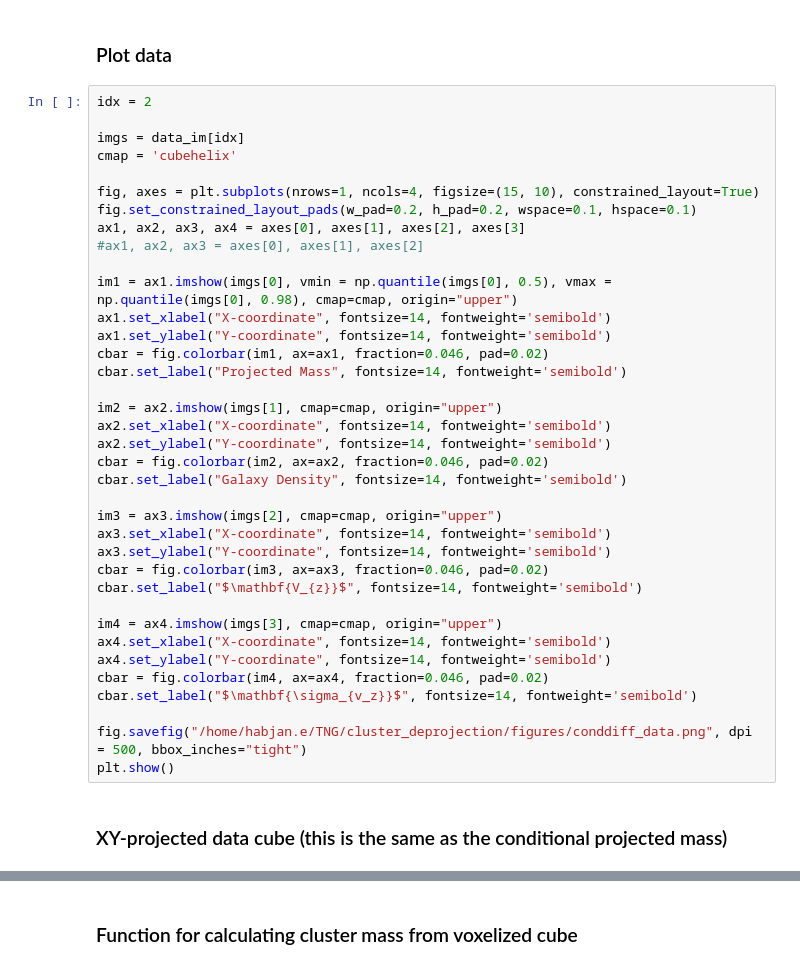
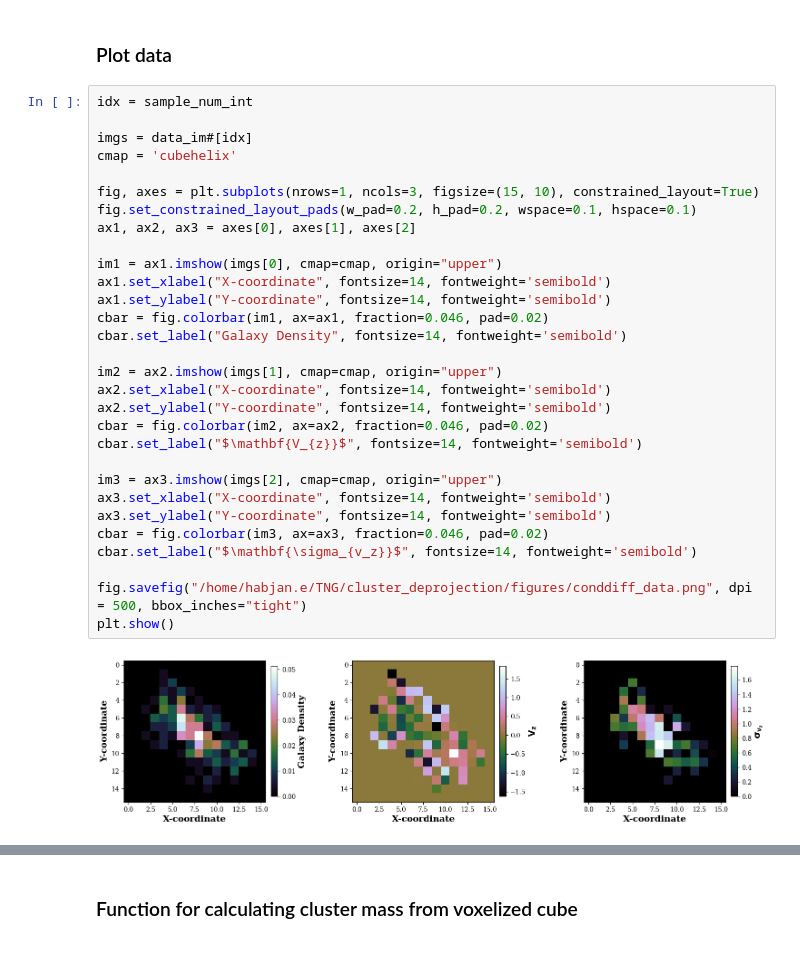
Before and after one commit to erichabjan/cluster_deprojection, a Jupyter notebook: conditional_diffusion_model/model_test.ipynb, the cells around one changed output, grey strips where cells are left out. Drawn from its saved outputs; the diff is of its cells as text.

```diff
--- a/conditional_diffusion_model/model_test.ipynb
+++ b/conditional_diffusion_model/model_test.ipynb
@@ -78,41 +97,34 @@ plt.show()
 # %% [markdown]
 ### Plot data
 # %%
-idx = 2
+idx = sample_num_int
 
-imgs = data_im[idx]
+imgs = data_im#[idx]
 cmap = 'cubehelix'
 
-fig, axes = plt.subplots(nrows=1, ncols=4, figsize=(15, 10), constrained_layout=True)
+fig, axes = plt.subplots(nrows=1, ncols=3, figsize=(15, 10), constrained_layout=True)
 fig.set_constrained_layout_pads(w_pad=0.2, h_pad=0.2, wspace=0.1, hspace=0.1)
-ax1, ax2, ax3, ax4 = axes[0], axes[1], axes[2], axes[3]
-#ax1, ax2, ax3 = axes[0], axes[1], axes[2]
+ax1, ax2, ax3 = axes[0], axes[1], axes[2]
 
-im1 = ax1.imshow(imgs[0], vmin = np.quantile(imgs[0], 0.5), vmax = np.quantile(imgs[0], 0.98), cmap=cmap, origin="upper")
+im1 = ax1.imshow(imgs[0], cmap=cmap, origin="upper")
 ax1.set_xlabel("X-coordinate", fontsize=14, fontweight='semibold')
 ax1.set_ylabel("Y-coordinate", fontsize=14, fontweight='semibold')
 cbar = fig.colorbar(im1, ax=ax1, fraction=0.046, pad=0.02)
-cbar.set_label("Projected Mass", fontsize=14, fontweight='semibold')
+cbar.set_label("Galaxy Density", fontsize=14, fontweight='semibold')
 
 im2 = ax2.imshow(imgs[1], cmap=cmap, origin="upper")
 ax2.set_xlabel("X-coordinate", fontsize=14, fontweight='semibold')
 ax2.set_ylabel("Y-coordinate", fontsize=14, fontweight='semibold')
 cbar = fig.colorbar(im2, ax=ax2, fraction=0.046, pad=0.02)
-cbar.set_label("Galaxy Density", fontsize=14, fontweight='semibold')
+cbar.set_label("$\mathbf{V_{z}}$", fontsize=14, fontweight='semibold')
 
 im3 = ax3.imshow(imgs[2], cmap=cmap, origin="upper")
 ax3.set_xlabel("X-coordinate", fontsize=14, fontweight='semibold')
 ax3.set_ylabel("Y-coordinate", fontsize=14, fontweight='semibold')
 cbar = fig.colorbar(im3, ax=ax3, fraction=0.046, pad=0.02)
-cbar.set_label("$\mathbf{V_{z}}$", fontsize=14, fontweight='semibold')
-
-im4 = ax4.imshow(imgs[3], cmap=cmap, origin="upper")
-ax4.set_xlabel("X-coordinate", fontsize=14, fontweight='semibold')
-ax4.set_ylabel("Y-coordinate", fontsize=14, fontweight='semibold')
-cbar = fig.colorbar(im4, ax=ax4, fraction=0.046, pad=0.02)
 cbar.set_label("$\mathbf{\sigma_{v_z}}$", fontsize=14, fontweight='semibold')
 
 fig.savefig("/home/habjan.e/TNG/cluster_deprojection/figures/conddiff_data.png", dpi = 500, bbox_inches="tight")
 plt.show()
+# %% [output]
+[figure, added]
-# %% [markdown]
-### XY-projected data cube (this is the same as the conditional projected mass)
```
Also changed, not shown: parts of 34 cells of this notebook, 24 other files.
